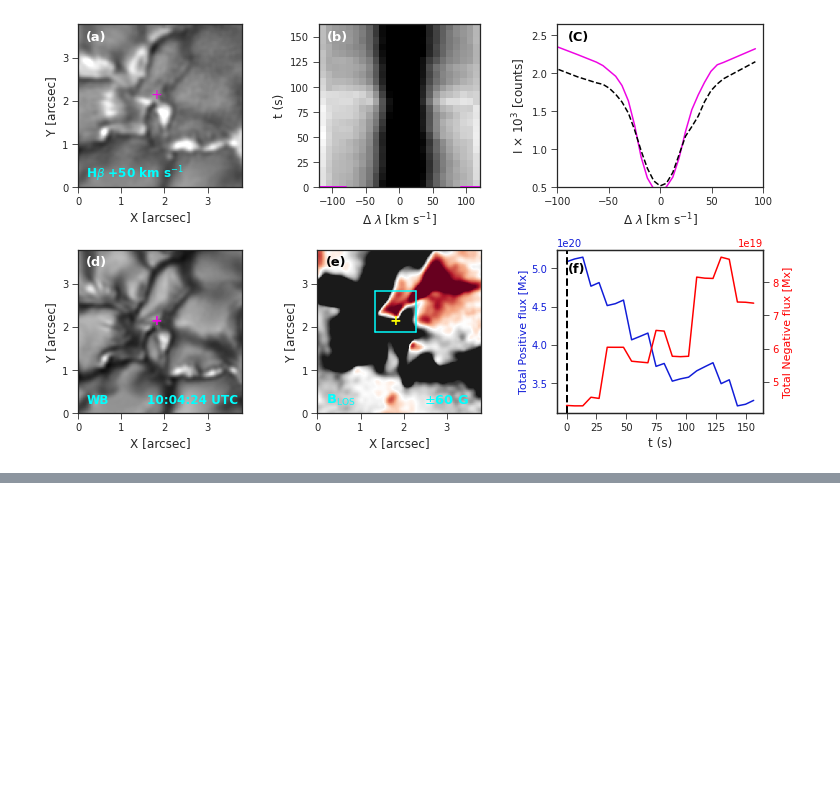
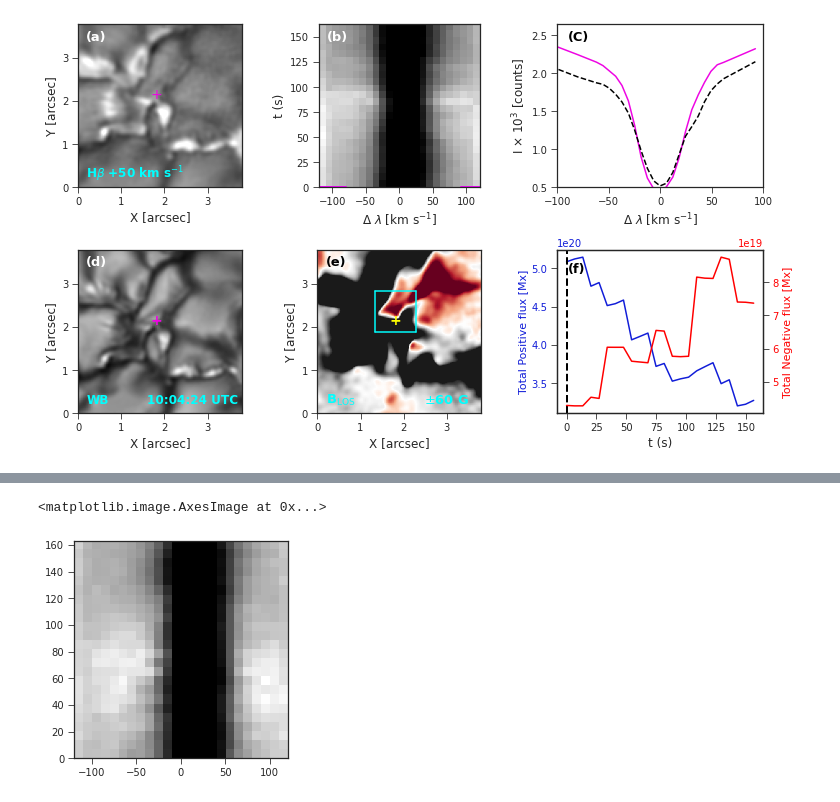
Before and after one commit to souvikita/CBP_spicule_mag, a Jupyter notebook: QSEB_CBP.ipynb, the cells around one changed output, grey strips where cells are left out. Cells and saved outputs as stored; diff of their text form; code cells hidden in the pictures; blank space fills up the shorter version.

```diff
--- a/QSEB_CBP.ipynb
+++ b/QSEB_CBP.ipynb
@@ -274,0 +292,5 @@ for time in range(1):
+# %%
+plt.imshow(cubeH[696,816,55:79,1:25],origin='lower',cmap='gray',interpolation='none',vmin=800,extent=[dopp_Hb[1],dopp_Hb[25],0,24*6.8],aspect=1.5)
+# %% [output]
+<matplotlib.image.AxesImage at 0x...>
+[figure, added]
```
Also changed, not shown: parts of 12 cells of this notebook.
